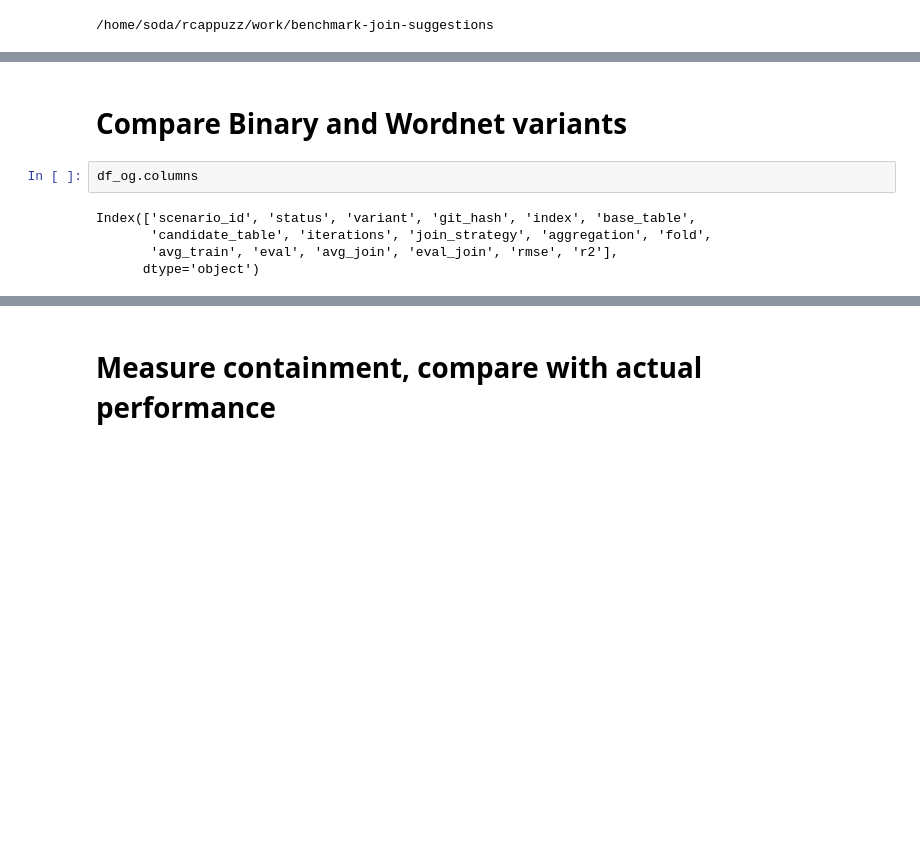
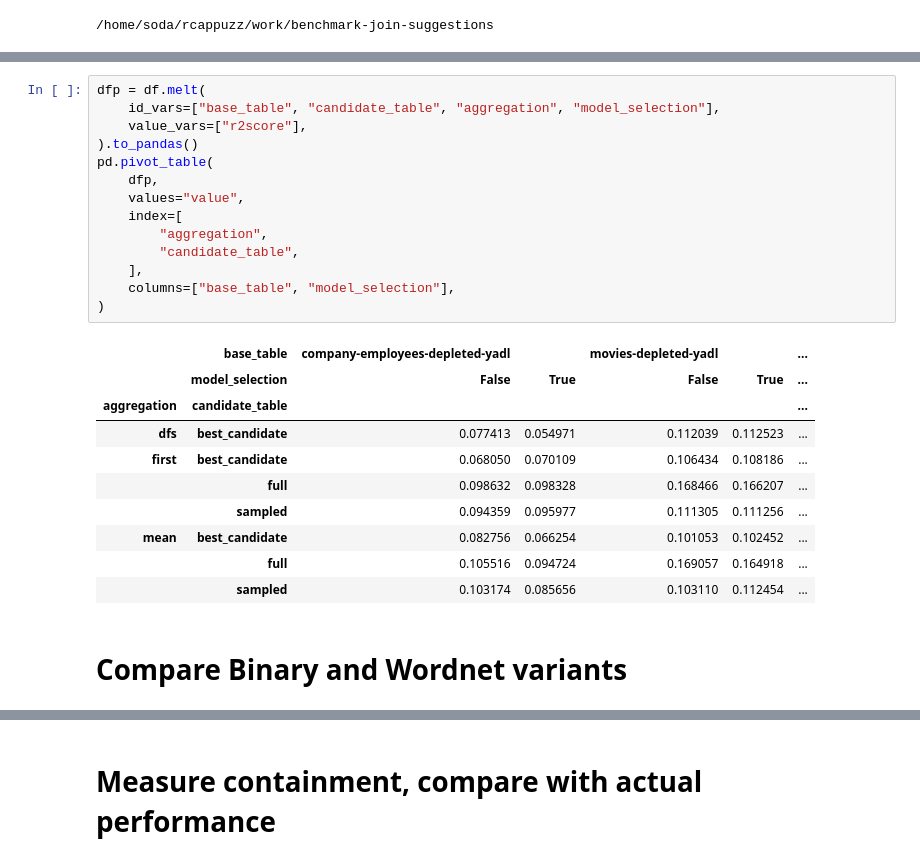
Before and after one commit to rcap107/retrieve-merge-predict, a Jupyter notebook: notebooks/Study results.ipynb, the cells around one changed output, grey strips where cells are left out. Cells and saved outputs as stored; diff of their text form; blank space fills up the shorter version.

```diff
--- a/notebooks/Study results.ipynb
+++ b/notebooks/Study results.ipynb
@@ -24,9 +109,27 @@ import src.utils.plotting_utils as utils
+# %%
+dfp = df.melt(
+    id_vars=["base_table", "candidate_table", "aggregation", "model_selection"],
+    value_vars=["r2score"],
+).to_pandas()
+pd.pivot_table(
+    dfp,
+    values="value",
+    index=[
+        "aggregation",
+        "candidate_table",
+    ],
+    columns=["base_table", "model_selection"],
+)
+# %% [output]
+|  | base_table | company-employees-depleted-yadl |  | movies-depleted-yadl |  | ... |
+|  | model_selection | False | True | False | True | ... |
+| aggregation | candidate_table |  |  |  |  | ... |
+| dfs | best_candidate | 0.077413 | 0.054971 | 0.112039 | 0.112523 | ... |
+| first | best_candidate | 0.068050 | 0.070109 | 0.106434 | 0.108186 | ... |
+|  | full | 0.098632 | 0.098328 | 0.168466 | 0.166207 | ... |
+|  | sampled | 0.094359 | 0.095977 | 0.111305 | 0.111256 | ... |
+| mean | best_candidate | 0.082756 | 0.066254 | 0.101053 | 0.102452 | ... |
+|  | full | 0.105516 | 0.094724 | 0.169057 | 0.164918 | ... |
+|  | sampled | 0.103174 | 0.085656 | 0.103110 | 0.112454 | ... |
 # %% [markdown]
 # Compare Binary and Wordnet variants
-# %%
-df_og.columns
-# %% [output]
-Index(['scenario_id', 'status', 'variant', 'git_hash', 'index', 'base_table',
-       'candidate_table', 'iterations', 'join_strategy', 'aggregation', 'fold',
-       'avg_train', 'eval', 'avg_join', 'eval_join', 'rmse', 'r2'],
-      dtype='object')
```
Also changed, not shown: parts of 35 cells of this notebook.
